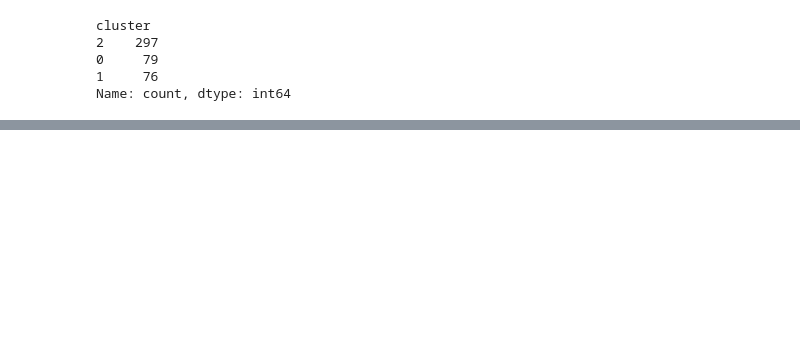
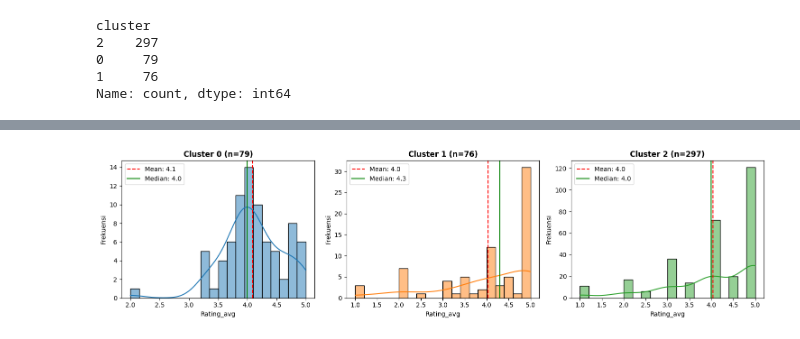
Before and after one commit to HaafizHhamda/ecommerce-stock-health-segmentation, a Jupyter notebook: Notebook.ipynb, the cells around one changed output, grey strips where cells are left out. Drawn from its saved outputs; the diff is of its cells as text; code cells hidden in the pictures; blank space fills up the shorter version.

```diff
--- a/Notebook.ipynb
+++ b/Notebook.ipynb
@@ -2814,0 +535,4 @@ df_reviews.to_csv('dataframe_review.csv',index= False)
+# %%
+plot_price_by_cluster(df_is_review, cluster_col='cluster', price_col='rating_avg')
+# %% [output]
+[figure, added]
```
Also changed, not shown: parts of 198 cells of this notebook.
